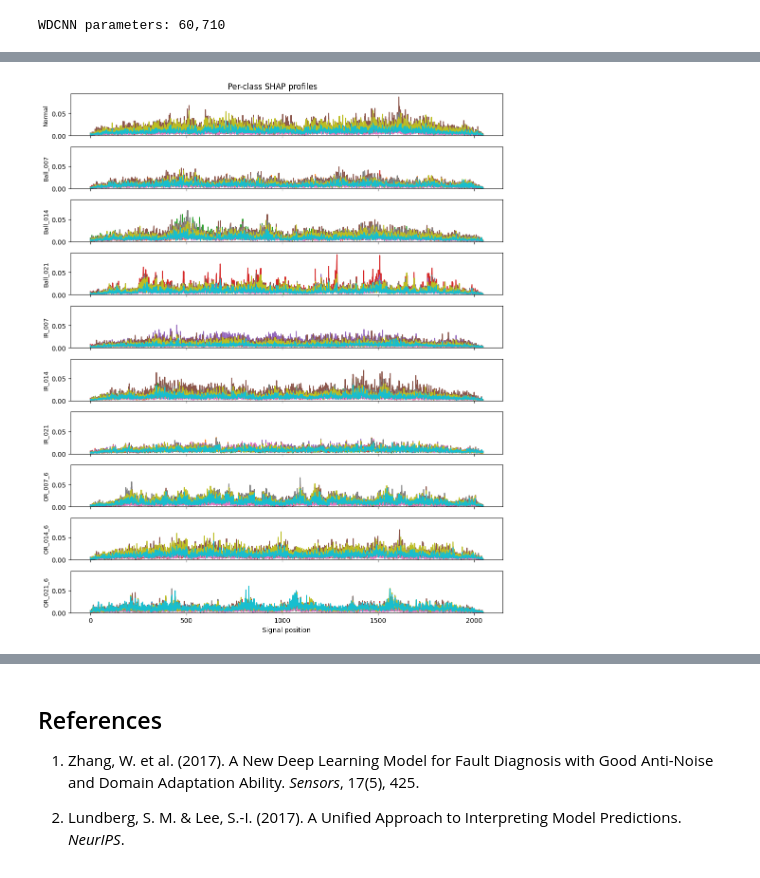
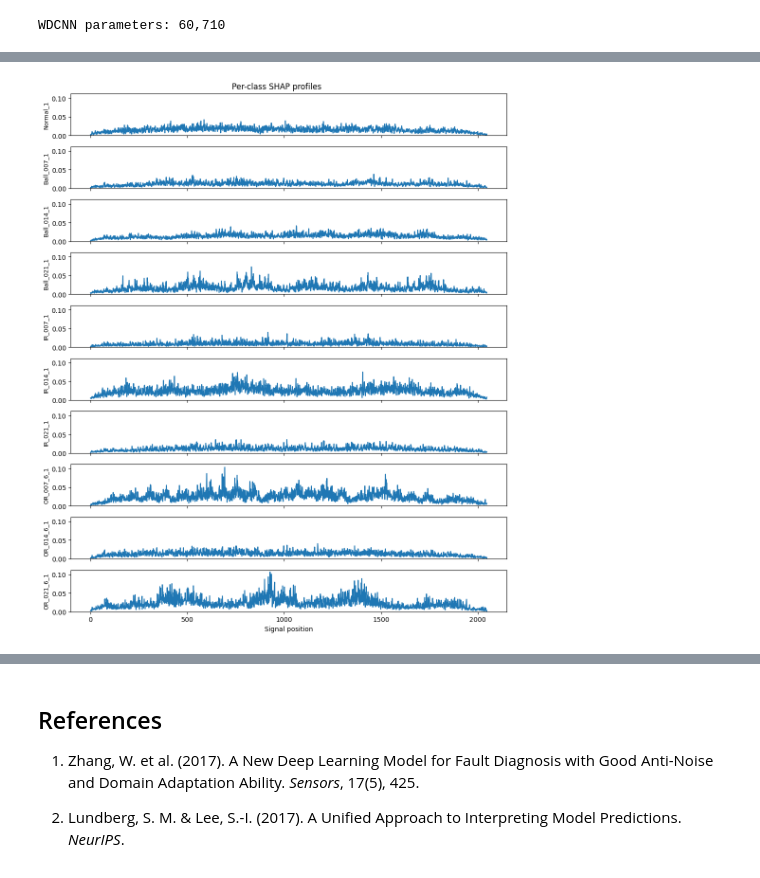
Before and after one commit to ekkirinaldi/ai-bearing-conference, a Jupyter notebook: kaggle/input/cwru-bearing-datasets/ID-crwu-bearings-wdcnn-shap-signal-explainability.ipynb, the cells around one changed output, grey strips where cells are left out. Drawn from its saved outputs; the diff is of its cells as text; code cells hidden in the pictures.

```diff
--- a/kaggle/input/cwru-bearing-datasets/ID-crwu-bearings-wdcnn-shap-signal-explainability.ipynb
+++ b/kaggle/input/cwru-bearing-datasets/ID-crwu-bearings-wdcnn-shap-signal-explainability.ipynb
@@ -192,9 +143,9 @@ t_ms = np.arange(SEGMENT_LEN) / FS * 1000
 
 fig, axes = plt.subplots(2, 5, figsize=(14, 5))
 axes = axes.flatten()
-colors = {"Normal": "gray", "Ball_007": "C0", "Ball_014": "C0", "Ball_021": "C0",
-          "IR_007": "C3", "IR_014": "C3", "IR_021": "C3",
-          "OR_007_6": "C2", "OR_014_6": "C2", "OR_021_6": "C2"}
+colors = {"Normal_1": "gray", "Ball_007_1": "C0", "Ball_014_1": "C0", "Ball_021_1": "C0",
+          "IR_007_1": "C3", "IR_014_1": "C3", "IR_021_1": "C3",
+          "OR_007_6_1": "C2", "OR_014_6_1": "C2", "OR_021_6_1": "C2"}
 for i, name in enumerate(class_names):
     idx = np.where(y == name)[0][0]
     seg = X[idx]
@@ -242,7 +197,7 @@ n_fft = SEGMENT_LEN
 freqs = np.fft.rfftfreq(n_fft, 1 / FS)
 
 fig, ax = plt.subplots(figsize=(10, 4))
-for name, color in [("Normal", "gray"), ("Ball_007", "C0"), ("IR_007", "C3"), ("OR_007_6", "C2")]:
+for name, color in [("Normal_1", "gray"), ("Ball_007_1", "C0"), ("IR_007_1", "C3"), ("OR_007_6_1", "C2")]:
     segs = X[y == name]
     mag = np.abs(np.fft.rfft(segs, axis=1)).mean(axis=0)
     ax.plot(freqs[:n_fft//4], mag[:n_fft//4], label=name, color=color)
@@ -541,9 +510,10 @@ def stratified_sample(X, y, n_per_class):
         idx_list.extend(sel)
     return np.array(idx_list)
 
-bg_idx = stratified_sample(X_test, y_test, 5)
-test_idx = stratified_sample(X_test, y_test, 10)
-background_data = torch.FloatTensor(X_test[bg_idx])
+np.random.seed(RANDOM_SEED)
+bg_idx = stratified_sample(X_train, y_train, 10)
+test_idx = stratified_sample(X_test, y_test, 20)
+background_data = torch.FloatTensor(X_train[bg_idx])
 test_data = torch.FloatTensor(X_test[test_idx])
 print("Background:", background_data.shape, "| Test:", test_data.shape)
 # %% [output]
@@ -566,6 +544,9 @@ SHAP computation complete. Shape per class: (100, 2048, 10)
 # %%
 stacked = np.stack([np.abs(sv) for sv in shap_values_np])
-global_importance = np.mean(stacked, axis=(0, 1))
+sig_len = 2048
+feat_axis = list(stacked.shape).index(sig_len) if sig_len in stacked.shape else -1
+global_importance = np.mean(stacked, axis=tuple(i for i in range(stacked.ndim) if i != feat_axis))
+global_importance = np.asarray(global_importance).flatten()[:sig_len]
 fig, ax = plt.subplots(figsize=(10, 4))
 ax.plot(np.arange(2048), global_importance)
 ax.set_xlabel("Signal position (sample index)")
@@ -583,21 +566,48 @@ plt.show()
 # %%
+def _get_shap_for_class(sv_list, i):
+    """Get SHAP values for class i, handling list or single 3D/4D array."""
+    if i < len(sv_list):
+        return sv_list[i]
+    if len(sv_list) == 1:
+        arr = sv_list[0]
+        if arr.ndim == 3 and arr.shape[-1] == 10:
+            return arr[:, :, i]
+        if arr.ndim == 3 and arr.shape[1] == 10:
+            return arr[:, i, :]
+        if arr.ndim == 4 and arr.shape[-1] == 10:
+            return arr[:, :, :, i].squeeze()
+    raise IndexError(f"Cannot extract class {i} from shap_values_np (len={len(sv_list)})")
+
 per_class_profiles = []
+sig_len = 2048
 for i in range(10):
+    sv_i = _get_shap_for_class(shap_values_np, i)
     mask = y_test[test_idx] == i
     if mask.sum() > 0:
-        prof = np.mean(np.abs(shap_values_np[i][mask]), axis=0)
+        prof = np.mean(np.abs(sv_i[mask]), axis=0)
     else:
-        prof = np.mean(np.abs(shap_values_np[i]), axis=0)
+        prof = np.mean(np.abs(sv_i), axis=0)
+    prof = np.asarray(prof)
+    if prof.ndim == 2 and prof.shape[-1] == 10:
+        prof = prof[:, i]
+    elif prof.ndim == 3 and prof.shape[-1] == 10:
+        prof = prof[0, :, i] if prof.shape[0] == 1 else prof[:, :, i].mean(axis=0)
+    elif prof.ndim >= 2 and 2048 in prof.shape:
+        feat_axis = list(prof.shape).index(2048)
+        prof = prof.mean(axis=tuple(j for j in range(prof.ndim) if j != feat_axis))
+    prof = np.asarray(prof).flatten()[:sig_len]
+    if len(prof) < sig_len:
+        prof = np.pad(prof, (0, sig_len - len(prof)))
     per_class_profiles.append(prof)
 fig, axes = plt.subplots(10, 1, figsize=(10, 12), sharex=True)
 for i, ax in enumerate(axes):
     ax.plot(per_class_profiles[i])
     ax.set_ylabel(class_names[i], fontsize=9)
     ax.set_ylim(0, np.max(per_class_profiles) * 1.05)
 axes[-1].set_xlabel("Signal position")
 plt.suptitle("Per-class SHAP profiles")
 plt.tight_layout()
 plt.savefig(os.path.join(DATA_DIR, "results", "figures", "shap_per_class_profiles.png"), dpi=150)
 plt.show()
 # %% [output]
-[figure, old version]
+[figure, new version]
```
Also changed, not shown: parts of 76 cells of this notebook.
